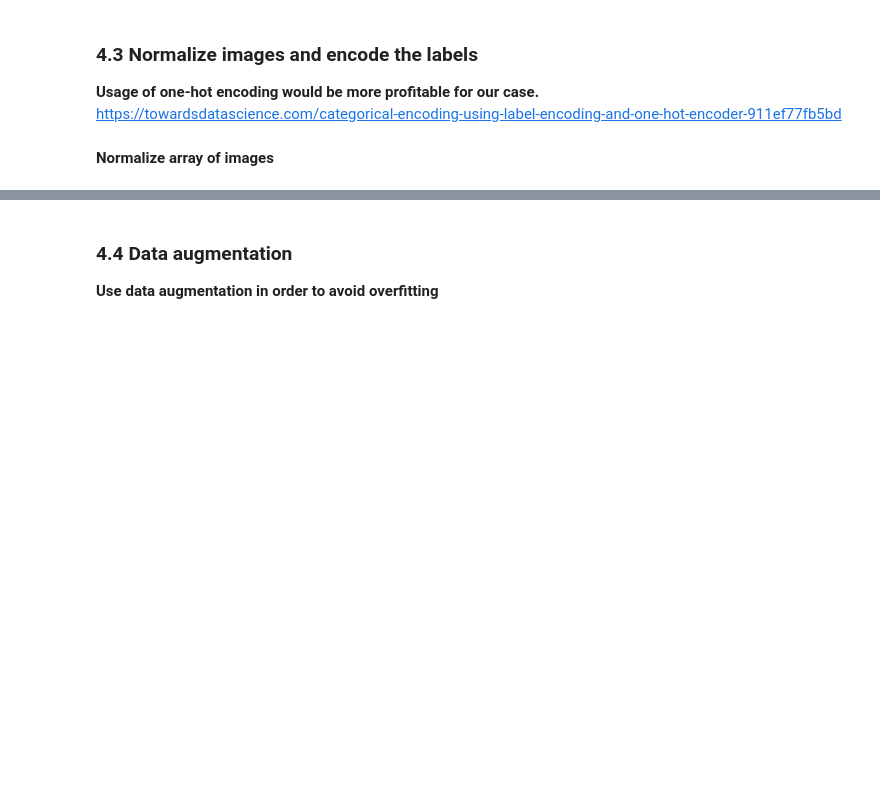
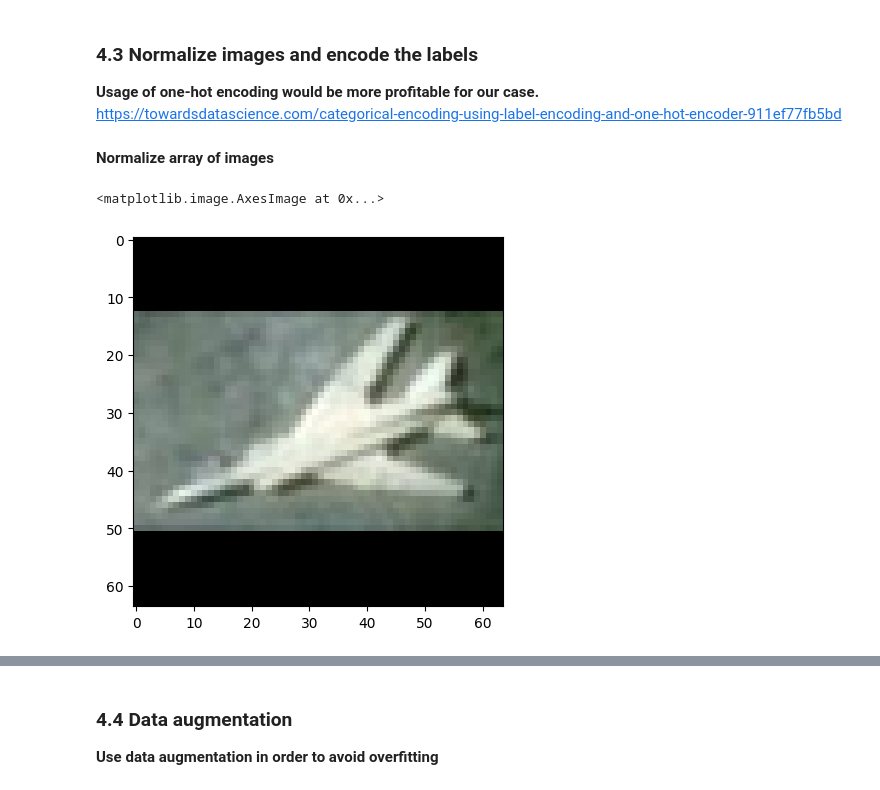
Before and after one commit to TimofiyJ/ML_Aircraft, a Jupyter notebook: main.ipynb, the cells around one changed output, grey strips where cells are left out. Cells and saved outputs as stored; diff of their text form; code cells hidden in the pictures; blank space fills up the shorter version.

```diff
--- a/main.ipynb
+++ b/main.ipynb
@@ -519,12 +527,16 @@ Y_val = label_binarizer.transform(Y_val)
 # %%
 X_train = np.array(X_train)
 X_val = np.array(X_val)
 X_test = np.array(X_test)
 
-X_train = X_train.astype('float32') / 255.0
-X_val = X_val.astype('float32') / 255.0
-X_test = X_test.astype('float32') / 255.0
+X_train_normalized = X_train / 255.0
+X_val_normalized = X_val/ 255.0
+X_test_normalized = X_test/ 255.0
 
-X_train = X_train.reshape(X_train.shape[0], X_train.shape[1], X_train.shape[2], 1)
-X_val = X_val.reshape(X_val.shape[0], X_val.shape[1], X_val.shape[2], 1)
-X_test = X_test.reshape(X_test.shape[0], X_test.shape[1], X_test.shape[2], 1)
+
+X_train_filtered = np.array([img for img in X_train_normalized if img.ndim == 3])
+X_val_filtered = np.array([img for img in X_val_normalized if img.ndim == 3])
+X_test_filtered = np.array([img for img in X_test_normalized if img.ndim == 3])
+# %% [output]
+<matplotlib.image.AxesImage at 0x...>
+[figure, added]
```
Also changed, not shown: parts of 11 cells of this notebook.
